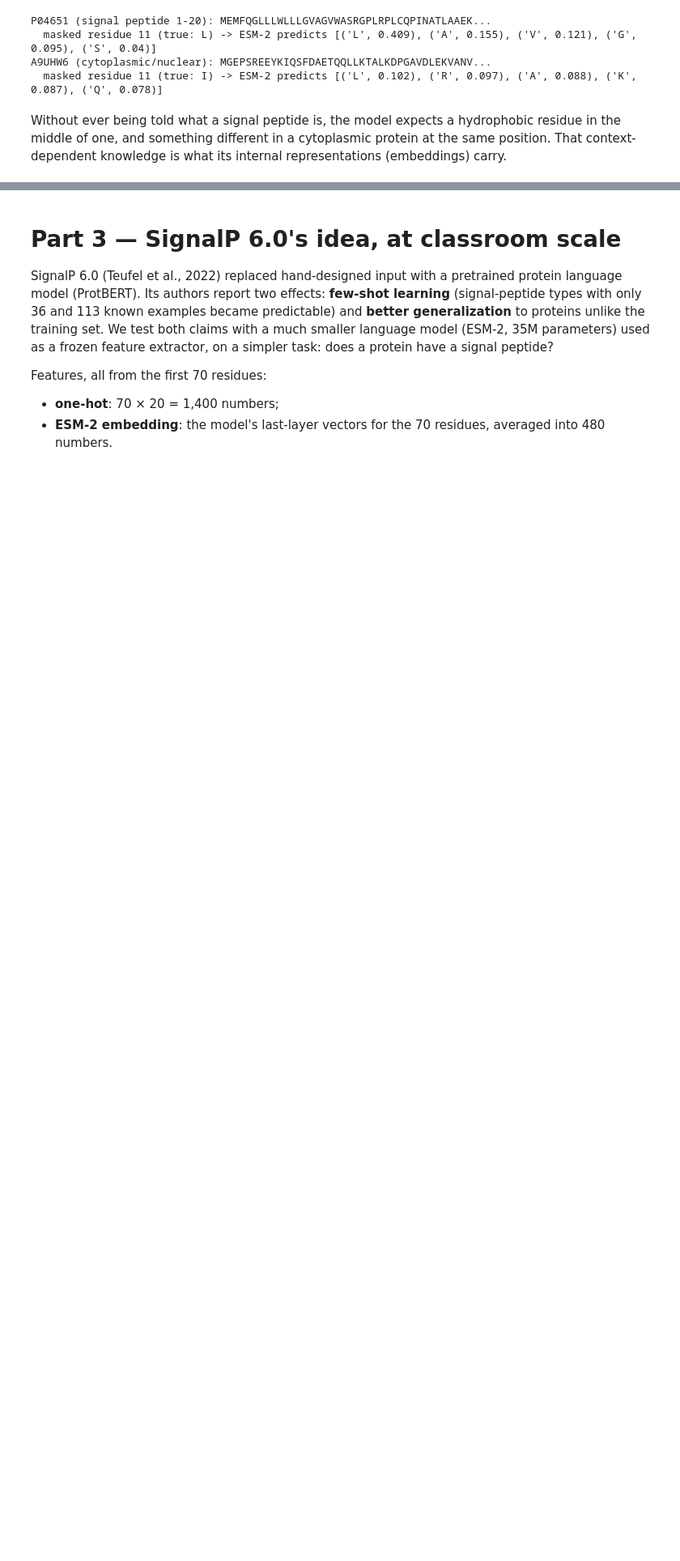
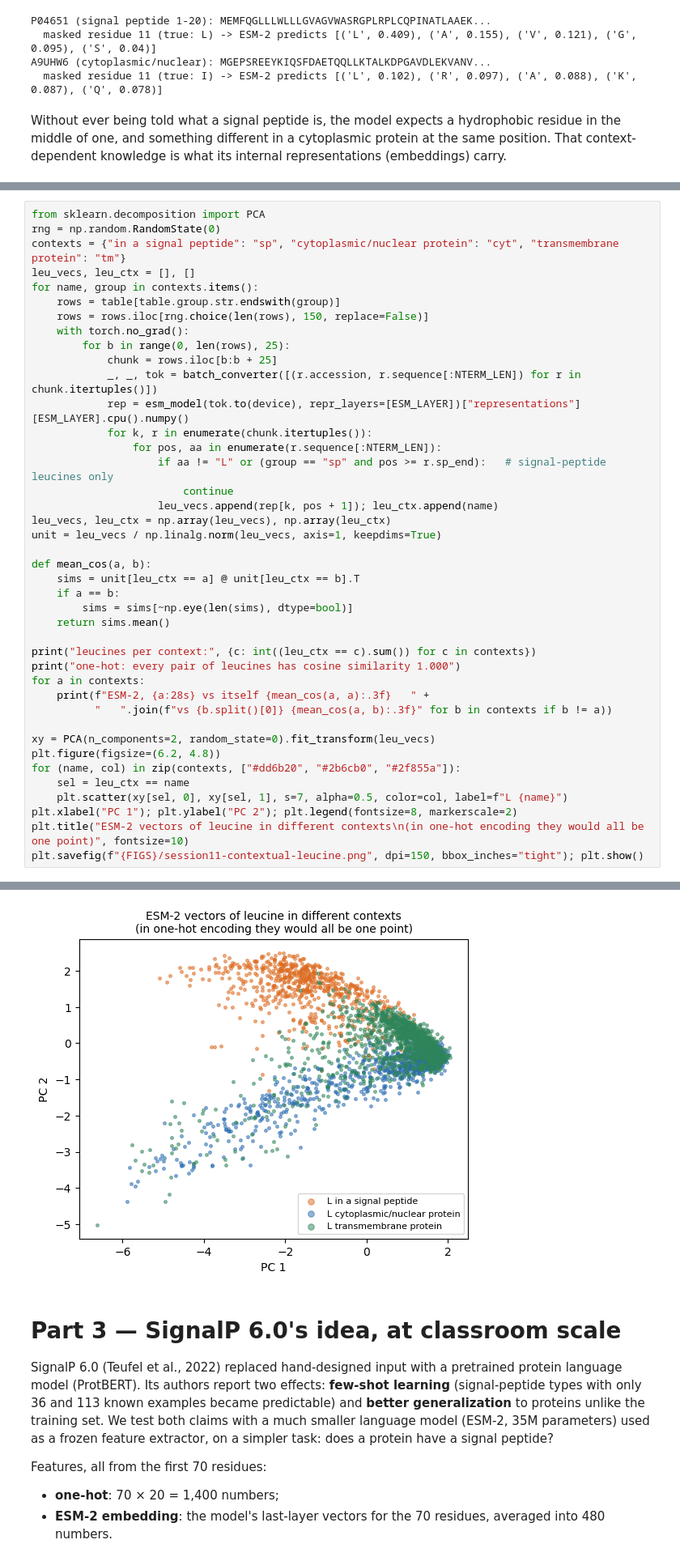
Before and after one commit to ElofssonLab/kb8029-book, a Jupyter notebook: notebooks/session11-rnns-lstm-gru-in-code.ipynb, the cells around one changed output, grey strips where cells are left out. Shown at 81% size. Drawn from its saved outputs; the diff is of its cells as text; blank space fills up the shorter version.

```diff
--- a/notebooks/session11-rnns-lstm-gru-in-code.ipynb
+++ b/notebooks/session11-rnns-lstm-gru-in-code.ipynb
@@ -725,0 +735,42 @@ knowledge is what its internal representations (embeddings) carry.
+# %%
+from sklearn.decomposition import PCA
+rng = np.random.RandomState(0)
+contexts = {"in a signal peptide": "sp", "cytoplasmic/nuclear protein": "cyt", "transmembrane protein": "tm"}
+leu_vecs, leu_ctx = [], []
+for name, group in contexts.items():
+    rows = table[table.group.str.endswith(group)]
+    rows = rows.iloc[rng.choice(len(rows), 150, replace=False)]
+    with torch.no_grad():
+        for b in range(0, len(rows), 25):
+            chunk = rows.iloc[b:b + 25]
+            _, _, tok = batch_converter([(r.accession, r.sequence[:NTERM_LEN]) for r in chunk.itertuples()])
+            rep = esm_model(tok.to(device), repr_layers=[ESM_LAYER])["representations"][ESM_LAYER].cpu().numpy()
+            for k, r in enumerate(chunk.itertuples()):
+                for pos, aa in enumerate(r.sequence[:NTERM_LEN]):
+                    if aa != "L" or (group == "sp" and pos >= r.sp_end):   # signal-peptide leucines only
+                        continue
+                    leu_vecs.append(rep[k, pos + 1]); leu_ctx.append(name)
+leu_vecs, leu_ctx = np.array(leu_vecs), np.array(leu_ctx)
+unit = leu_vecs / np.linalg.norm(leu_vecs, axis=1, keepdims=True)
+
+def mean_cos(a, b):
+    sims = unit[leu_ctx == a] @ unit[leu_ctx == b].T
+    if a == b:
+        sims = sims[~np.eye(len(sims), dtype=bool)]
+    return sims.mean()
+
+print("leucines per context:", {c: int((leu_ctx == c).sum()) for c in contexts})
+print("one-hot: every pair of leucines has cosine similarity 1.000")
+for a in contexts:
+    print(f"ESM-2, {a:28s} vs itself {mean_cos(a, a):.3f}   " +
+          "   ".join(f"vs {b.split()[0]} {mean_cos(a, b):.3f}" for b in contexts if b != a))
+
+xy = PCA(n_components=2, random_state=0).fit_transform(leu_vecs)
+plt.figure(figsize=(6.2, 4.8))
+for (name, col) in zip(contexts, ["#dd6b20", "#2b6cb0", "#2f855a"]):
+    sel = leu_ctx == name
+    plt.scatter(xy[sel, 0], xy[sel, 1], s=7, alpha=0.5, color=col, label=f"L {name}")
+plt.xlabel("PC 1"); plt.ylabel("PC 2"); plt.legend(fontsize=8, markerscale=2)
+plt.title("ESM-2 vectors of leucine in different contexts\n(in one-hot encoding they would all be one point)", fontsize=10)
+plt.savefig(f"{FIGS}/session11-contextual-leucine.png", dpi=150, bbox_inches="tight"); plt.show()
+# %% [output]
@@ -726,3 +782,4 @@ knowledge is what its internal representations (embeddings) carry.
+[figure, added]
 # %% [markdown]
 # Part 3 — SignalP 6.0's idea, at classroom scale
 
```
Also changed, not shown: parts of 5 cells of this notebook, 12 other files.
